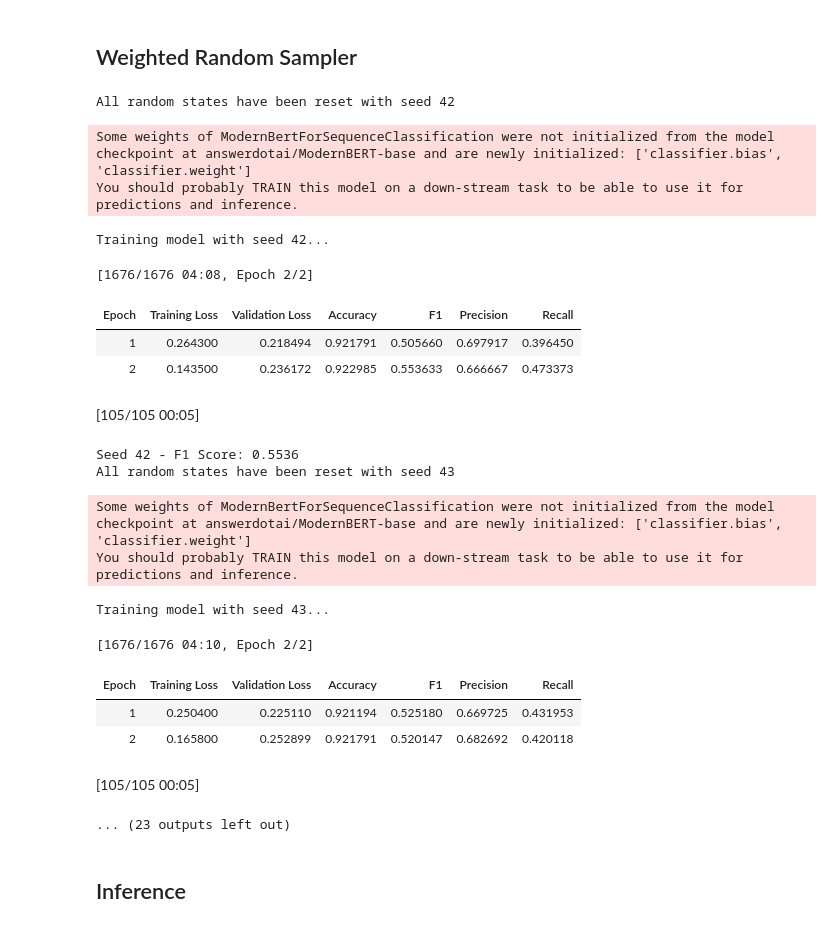
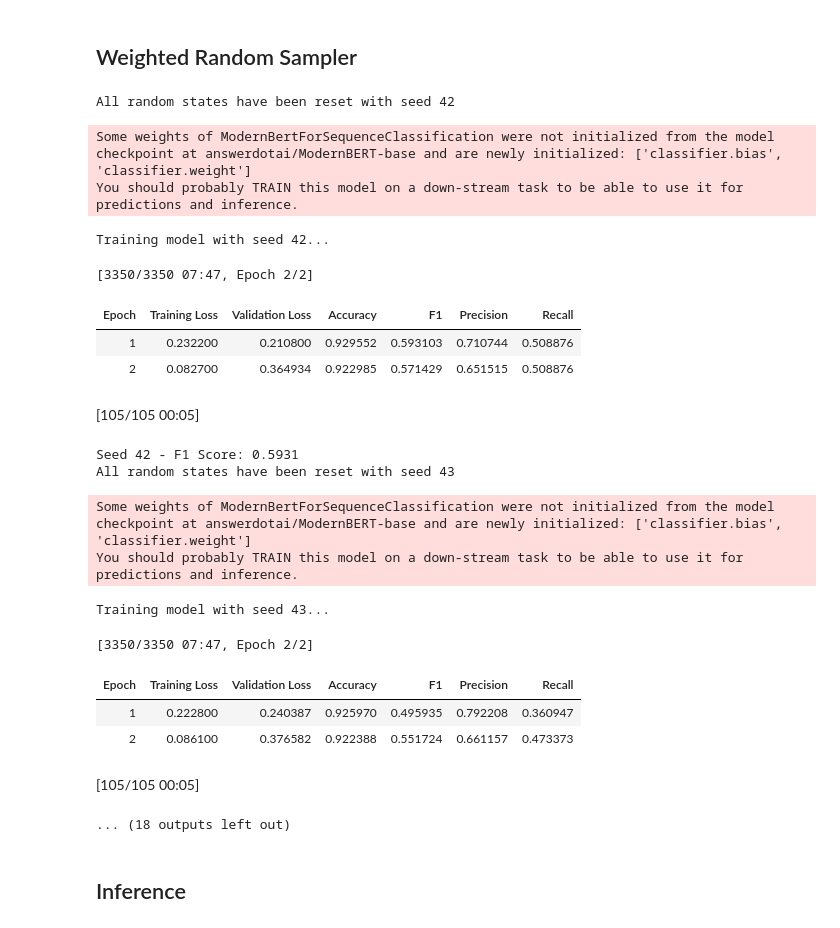
Before and after one commit to Hasasasaki/semeval_2022_task_4, a Jupyter notebook: model_finetune.ipynb, the cells around one changed output. Saved outputs shown, nothing was run; the diff lists cells and outputs as text; code cells hidden in the pictures.

```diff
--- a/model_finetune.ipynb
+++ b/model_finetune.ipynb
@@ -387,9 +320,9 @@ tokenizer = AutoTokenizer.from_pretrained("answerdotai/ModernBERT-base")
 
 # Load all backtranslation files and combine them
 backtrans_files = [
-    # 'data/backtrans_data_de.csv',
+    'data/backtrans_data_de.csv',
     # 'data/backtrans_data_es.csv',
-    # 'data/backtrans_data_fr.csv',
+    'data/backtrans_data_fr.csv',
     # 'data/backtrans_data_ru.csv',
     'data/backtrans_data_zh-CN.csv'
 ]
@@ -797,36 +714,36 @@ def train_ensemble(model_name, train_dataset, val_dataset, test_dataset, num_mod
 # %%
 # Define your model name
 model_name = "answerdotai/ModernBERT-base"  # or your preferred model
 
 # Train the ensemble
 top_model_paths, ensemble_preds, ensemble_probs, predict_fn = train_ensemble(
     model_name=model_name,
     train_dataset=train_dataset,
     val_dataset=val_dataset,
     test_dataset=test_dataset,
-    num_models=3,
+    num_models=10,
 )
 # %% [output]
 All random states have been reset with seed 42
 Some weights of ModernBertForSequenceClassification were not initialized from the model checkpoint at answerdotai/ModernBERT-base and are newly initialized: ['classifier.bias', 'classifier.weight']
 You should probably TRAIN this model on a down-stream task to be able to use it for predictions and inference.
 Training model with seed 42...
-[1676/1676 04:08, Epoch 2/2]
+[3350/3350 07:47, Epoch 2/2]
 | Epoch | Training Loss | Validation Loss | Accuracy | F1 | Precision | Recall |
-| 1 | 0.264300 | 0.218494 | 0.921791 | 0.505660 | 0.697917 | 0.396450 |
-| 2 | 0.143500 | 0.236172 | 0.922985 | 0.553633 | 0.666667 | 0.473373 |
+| 1 | 0.232200 | 0.210800 | 0.929552 | 0.593103 | 0.710744 | 0.508876 |
+| 2 | 0.082700 | 0.364934 | 0.922985 | 0.571429 | 0.651515 | 0.508876 |
 [105/105 00:05]
-Seed 42 - F1 Score: 0.5536
+Seed 42 - F1 Score: 0.5931
 All random states have been reset with seed 43
 Some weights of ModernBertForSequenceClassification were not initialized from the model checkpoint at answerdotai/ModernBERT-base and are newly initialized: ['classifier.bias', 'classifier.weight']
 You should probably TRAIN this model on a down-stream task to be able to use it for predictions and inference.
 Training model with seed 43...
-[1676/1676 04:10, Epoch 2/2]
+[3350/3350 07:47, Epoch 2/2]
 | Epoch | Training Loss | Validation Loss | Accuracy | F1 | Precision | Recall |
-| 1 | 0.250400 | 0.225110 | 0.921194 | 0.525180 | 0.669725 | 0.431953 |
-| 2 | 0.165800 | 0.252899 | 0.921791 | 0.520147 | 0.682692 | 0.420118 |
+| 1 | 0.222800 | 0.240387 | 0.925970 | 0.495935 | 0.792208 | 0.360947 |
+| 2 | 0.086100 | 0.376582 | 0.922388 | 0.551724 | 0.661157 | 0.473373 |
 [105/105 00:05]
-... (23 outputs left out)
+... (18 outputs left out)
 # %% [markdown]
 ## Inference
 # %%
```
Also changed, not shown: parts of 7 cells of this notebook.
